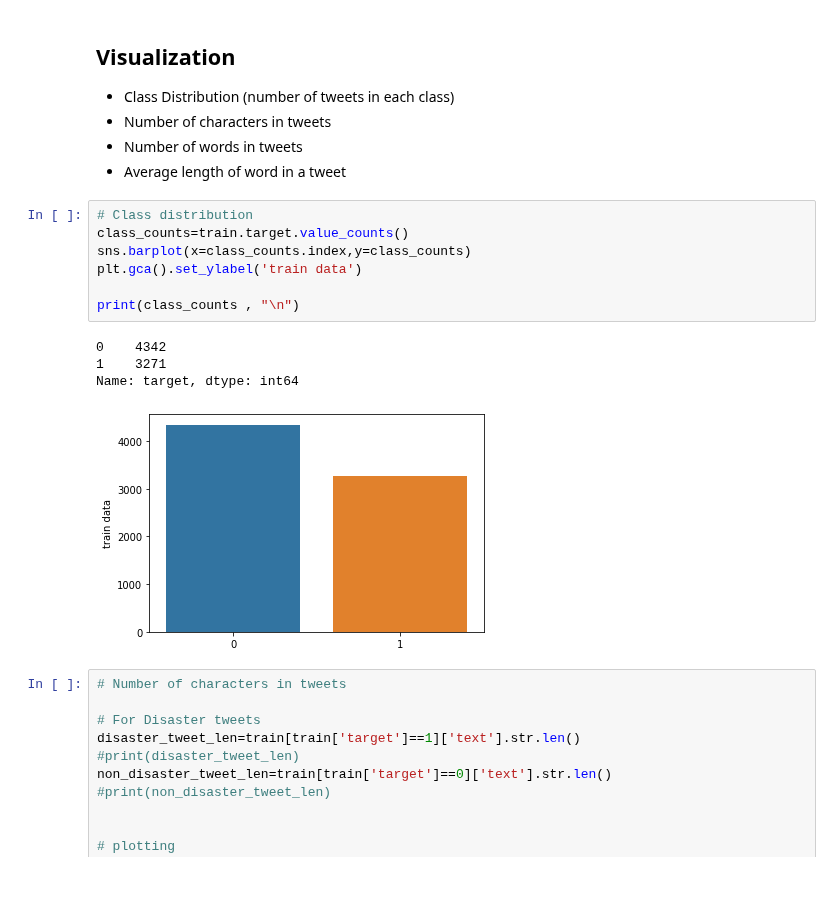
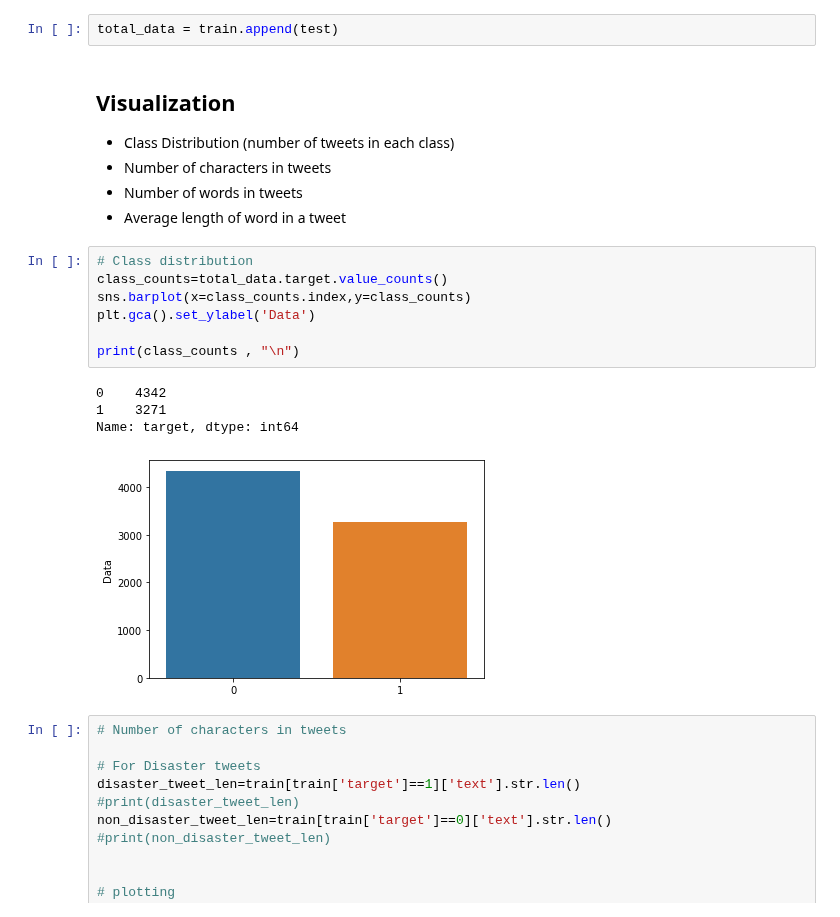
Before and after one commit to pranshudiwan/NLP_CS_6200, a Jupyter notebook: NLP_LSTM.ipynb, the cells around one changed output. Saved outputs shown, nothing was run; the diff lists cells and outputs as text; blank space fills up the shorter version.

```diff
--- a/NLP_LSTM.ipynb
+++ b/NLP_LSTM.ipynb
@@ -26,6 +27,8 @@ train = pd.read_csv(url_train)
 # Import est data
 url_test = 'https://raw.githubusercontent.com/pranshudiwan/NLP_CS_6200/main/test.csv'
 test = pd.read_csv(url_test)
+# %%
+total_data = train.append(test)
 # %% [markdown]
 ## Visualization
 - Class Distribution (number of tweets in each class)
@@ -34,16 +37,16 @@ test = pd.read_csv(url_test)
 - Average length of word in a tweet
 # %%
 # Class distribution
-class_counts=train.target.value_counts()
+class_counts=total_data.target.value_counts()
 sns.barplot(x=class_counts.index,y=class_counts)
-plt.gca().set_ylabel('train data')
+plt.gca().set_ylabel('Data')
 
 print(class_counts , "\n")
 # %% [output]
 0    4342
 1    3271
 Name: target, dtype: int64
-[figure, old version]
+[figure, new version]
 # %%
 # Number of characters in tweets
 
```
Also changed, not shown: parts of 13 cells of this notebook.
